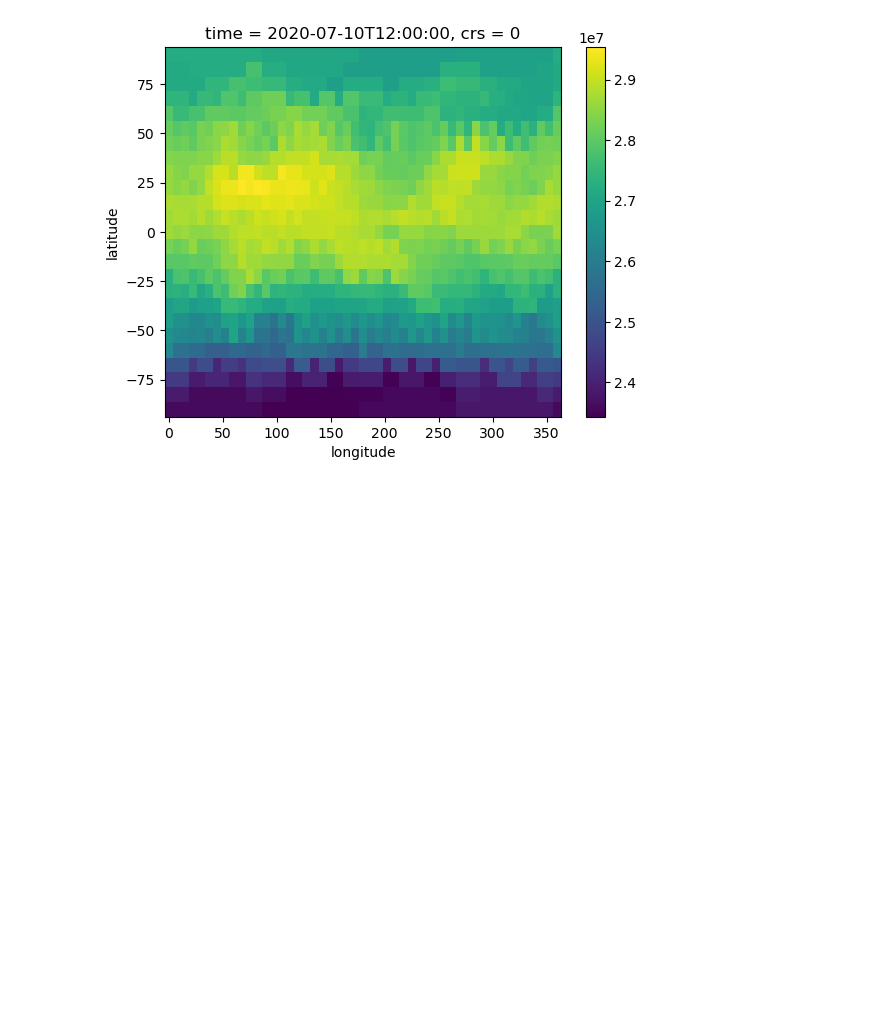
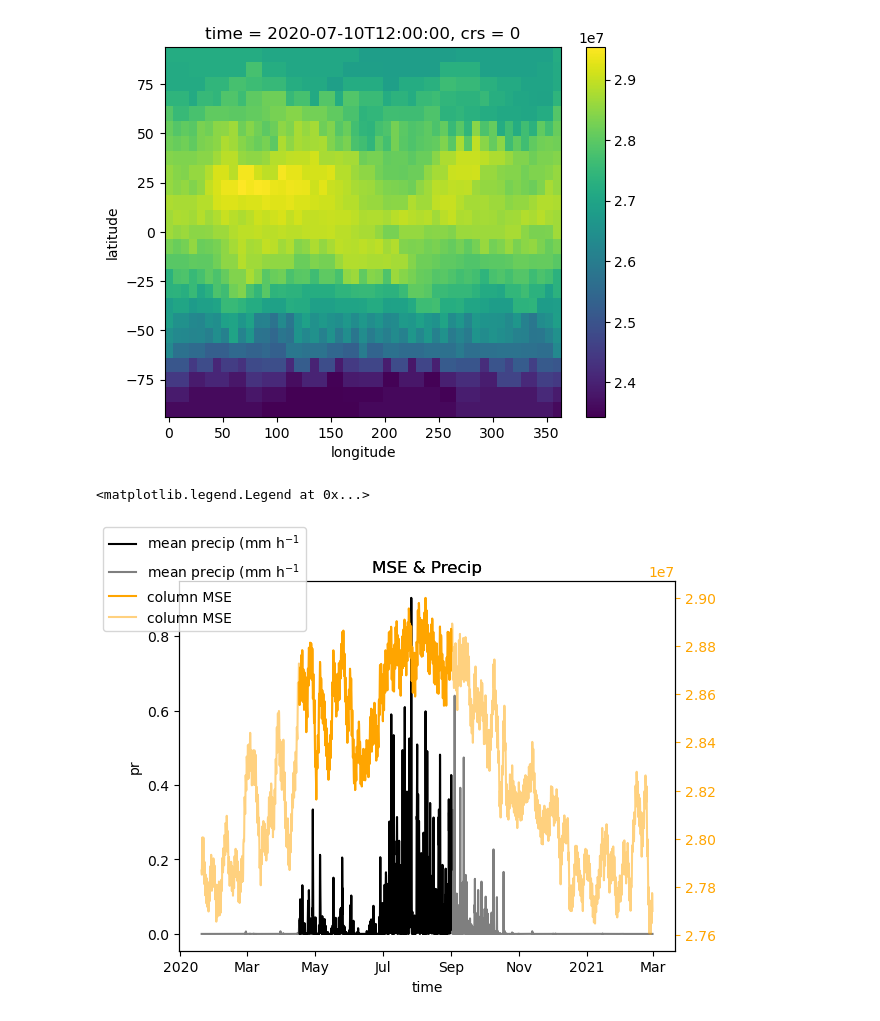
Before and after one commit to fran-morris-research/hackathon-monsoons, a Jupyter notebook: mse/mse_calc_test.ipynb, the cells around one changed output. Cells and saved outputs as stored; diff of their text form; code cells hidden in the pictures; blank space fills up the shorter version.

Commit message:
add line plot #36

```diff
--- a/mse/mse_calc_test.ipynb
+++ b/mse/mse_calc_test.ipynb
@@ -55,3 +55,44 @@ hp_to_latlon(H.sel(time="2020-07-10 12:00"),zoom=zoom).plot()
 # %% [output]
 <matplotlib.collections.QuadMesh at 0x...>
 [figure]
+# %%
+dwtps = xr.open_dataset(f"../onset_identification/onset_dates/{sim}_zoom_{zoom}_dwtps.nc")
+this_lon=10
+this_lat=15
+this_loc = dwtps.sel(period=0,longitude=this_lon,latitude=this_lat,method="nearest")
+first_date = dt.datetime(2020,1,1) + dt.timedelta(days=int(this_loc.first_day_of_period))
+last_date = dt.datetime(2020,1,1) + dt.timedelta(days=int(this_loc.last_day_of_period))
+# %%
+fig, ax1 = plt.subplots()
+(
+    hp_to_latlon(pr, zoom=zoom)
+    .sel(longitude=this_lon, latitude=this_lat, method="nearest")
+    .sel(time=slice(first_date, last_date))
+    * 3600
+).plot(ax=ax1, label="mean precip (mm h$^{-1}$", color="k")
+
+(
+    hp_to_latlon(pr, zoom=zoom).sel(
+        longitude=this_lon, latitude=this_lat, method="nearest"
+    )
+    * 3600
+).plot(ax=ax1, label="mean precip (mm h$^{-1}$", color="k", alpha=0.5)
+ax2 = ax1.twinx()
+hp_to_latlon(H, zoom=zoom).sel(
+    longitude=this_lon, latitude=this_lat, method="nearest"
+).sel(time=slice(first_date, last_date)).plot(
+    ax=ax2, label="column MSE", color="orange"
+)
+
+hp_to_latlon(H, zoom=zoom).sel(
+    longitude=this_lon, latitude=this_lat, method="nearest"
+).plot(
+    ax=ax2, label="column MSE", color="orange", alpha=0.5
+)
+ax2.tick_params(axis="y", color="orange", labelcolor="orange")
+ax1.set_title("MSE & Precip")
+ax2.set_title("MSE & Precip")
+fig.legend(loc="upper left")
+# %% [output]
+<matplotlib.legend.Legend at 0x...>
+[figure, added]
```
Also changed, not shown: parts of 1 cell of this notebook.
